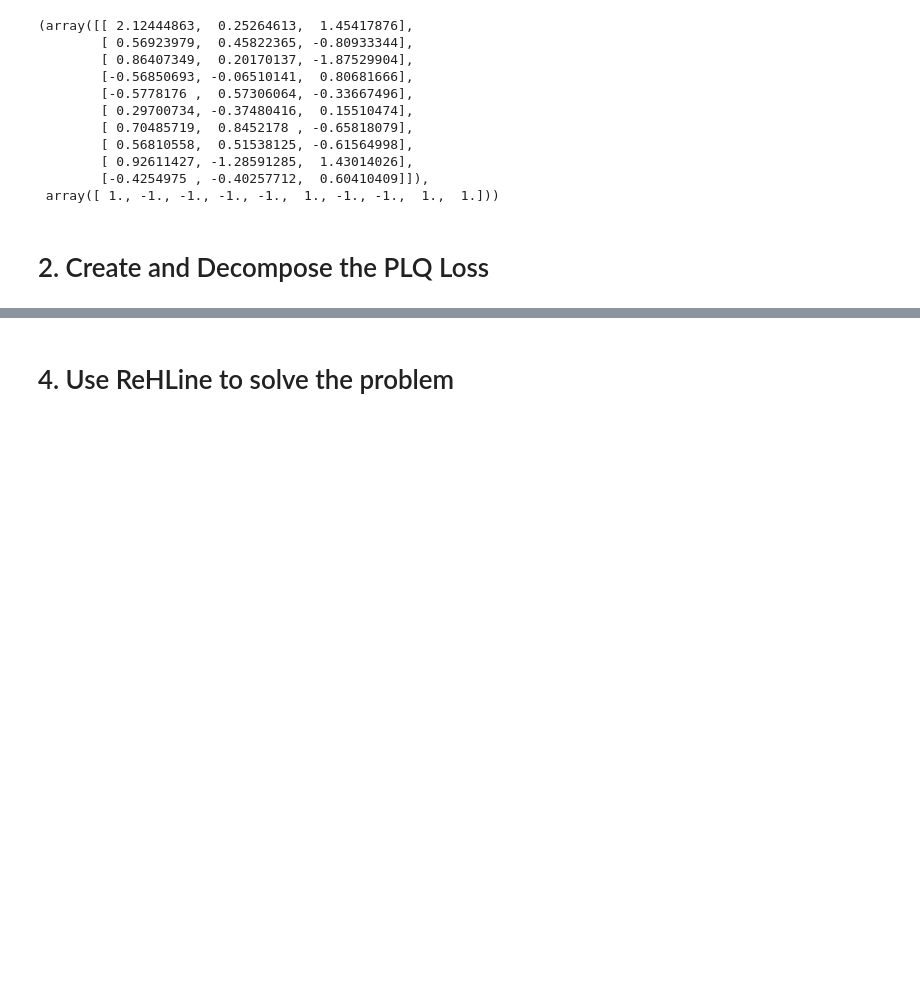
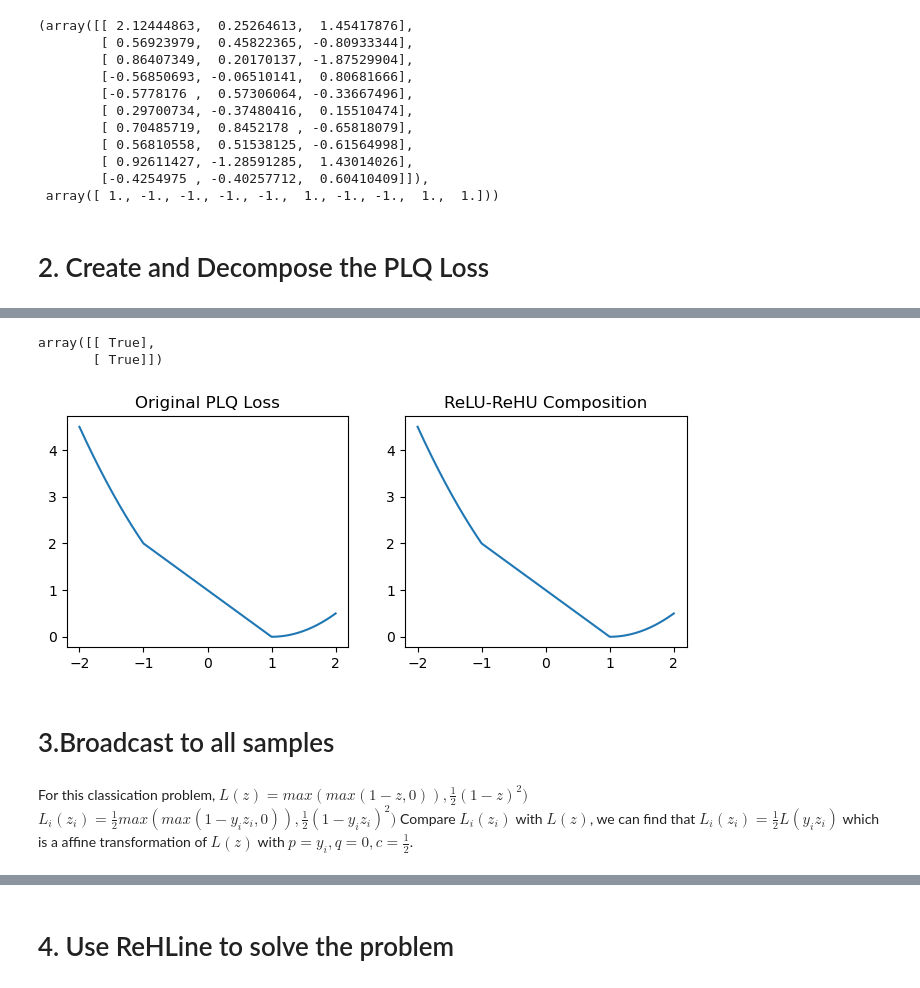
Before and after one commit to keepwith/PLQComposite, a Jupyter notebook: docs/source/notebooks/ex1_hinge_square.ipynb, the cells around one changed output, grey strips where cells are left out. Drawn from its saved outputs; the diff is of its cells as text; code cells hidden in the pictures; blank space fills up the shorter version.

```diff
--- a/docs/source/notebooks/ex1_hinge_square.ipynb
+++ b/docs/source/notebooks/ex1_hinge_square.ipynb
@@ -52,4 +62,5 @@ Text(0.5, 1.0, 'Hinge Loss and Square Loss')
 # %%
-plqloss = PLQLoss(quad_coef={'a': np.array([0., 0., 0.5]), 'b': np.array([0., -1., -1.]), 'c': np.array([0., 1., 0.5])},
-                  form='minimax')
-rehloss = plqloss._2ReHLoss()
+plqloss_1 = PLQLoss(
+    quad_coef={'a': np.array([0., 0., 0.5]), 'b': np.array([0., -1., -1.]), 'c': np.array([0., 1., 0.5])},
+    form='minimax')
+rehloss_1 = plqloss_1._2ReHLoss()
@@ -55,0 +77,3 @@ rehloss = plqloss._2ReHLoss()
+# %%
+rehloss_1 = plqloss_1._2ReHLoss()
+rehloss_2 = plqloss_1._2ReHLoss()
@@ -55,0 +94,30 @@ rehloss = plqloss._2ReHLoss()
+# %%
+rehloss_1.rehu_coef==rehloss_2.rehu_coef
+# %% [output]
+array([[ True],
+       [ True]])
+# %%
+plt.figure(figsize=(8, 3))
+plt.subplot(1, 2, 1)
+Z = np.linspace(-2, 2, 1000)
+L = plqloss_1(Z)
+plt.plot(Z, L)
+plt.title('Original PLQ Loss')
+
+plt.subplot(1, 2, 2)
+relu_coef, relu_intercept = rehloss_1.relu_coef, rehloss_1.relu_intercept
+rehu_cut, rehu_coef, rehu_intercept = rehloss_1.rehu_cut, rehloss_1.rehu_coef, rehloss_1.rehu_intercept
+Reh = np.sum(rehu(rehu_coef * Z + rehu_intercept, rehu_cut), axis=0) + np.sum(relu(relu_coef * Z + relu_intercept),
+                                                                              axis=0)
+plt.plot(Z, Reh)
+plt.title('ReLU-ReHU Composition')
+plt.show()
+# %% [output]
+[figure, added]
+# %% [markdown]
+# 3.Broadcast to all samples
+# %% [markdown]
+For this classication problem,
+$L(z)= max(max(1-z,0)),\frac{1}{2} (1-z)^2 )$
+$L_i(z_i)=\frac{1}{2} max(max(1-y_i z_i,0)),\frac{1}{2} (1-y_i z_i)^2 )$
+Compare $L_i(z_i)$ with $L(z)$, we can find that $L_i(z_i)=\frac{1}{2}L(y_i z_i)$ which is a affine transformation of $L(z)$ with $p=y_i, q=0,c=\frac{1}{2}$.
```
Also changed, not shown: parts of 21 cells of this notebook, 2 other files.
